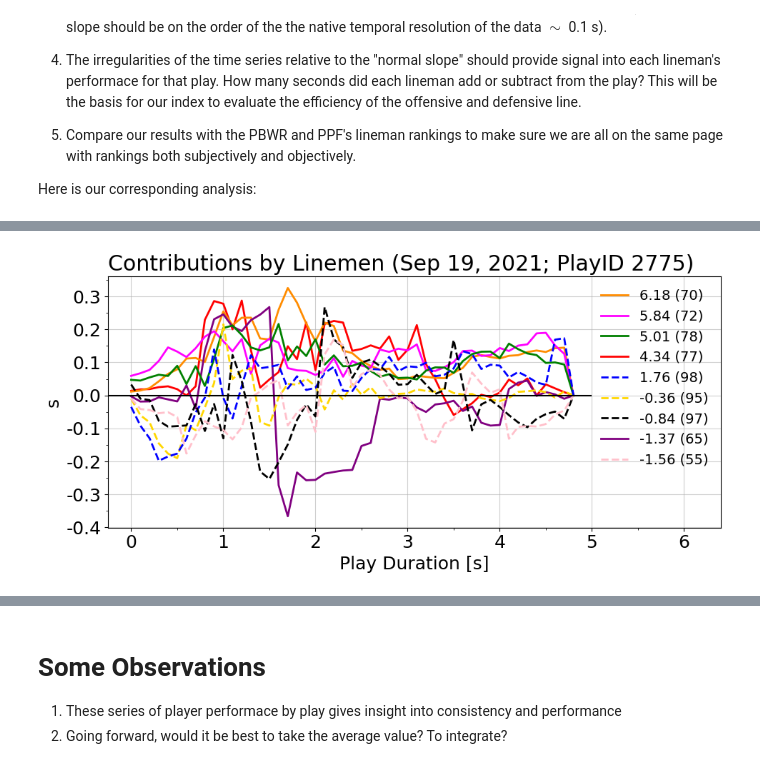
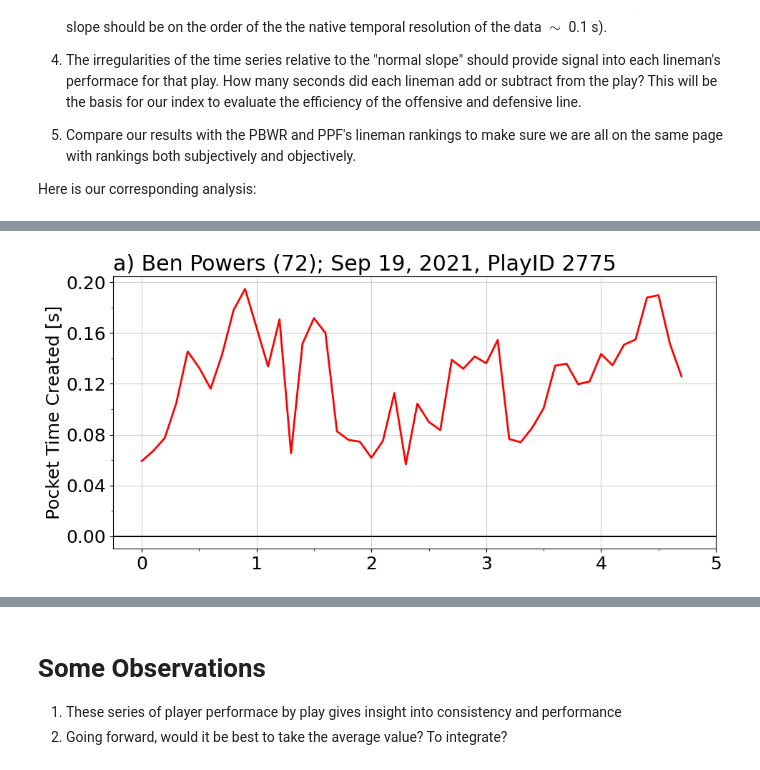
Before and after one commit to TylerPardun/Pocket_Preservation_Index, a Jupyter notebook: EPT_analysis.ipynb, the cells around one changed output, grey strips where cells are left out. Drawn from its saved outputs; the diff is of its cells as text; code cells hidden in the pictures.

```diff
--- a/EPT_analysis.ipynb
+++ b/EPT_analysis.ipynb
@@ -134,7 +137,9 @@ plt.grid(alpha=0.6)
 #Set the title
 val = np.array(frames)[nums][i]
 date_title = datetime.strptime(val.split('-')[0][:-2],'%Y%m%d').strftime('%b %d, %Y')
-plt.title('Contributions by Linemen ({}; PlayID {})'.format(date_title,val.split('-')[-1]),loc='left')
+jersey_num_init = 72 #55
+player_name_plot = df_p.loc[np.where(df_p.nflId==int(float(np.array(list(playerIDs))[np.where(jersey_num==jersey_num_init)[0][0]])))]['displayName'].values[0]
+plt.title('a) {} ({:.0f}); {}, PlayID {}'.format(player_name_plot,jersey_num_init,date_title,val.split('-')[-1]),loc='left')
 
 time_plot = np.arange(ept[frames[nums[i]]]['EPT'].size)/10
 colors = ['red','darkorange','magenta','purple','green','gold','blue','k','pink']
@@ -145,49 +150,66 @@ sumss_o = np.zeros((len(playerIDs)))*np.nan
 sumss_d = np.zeros((len(playerIDs)))*np.nan
 for c,key in enumerate(playerIDs):
     if (player_pos[c]=='C') or (player_pos[c]=='G') or (player_pos[c]=='T'):
-        sumss_o[c] = (np.sum(decomp_dict[key]-EPT_dict)) #/ time_plot[-1])
+        area = (decomp_dict[key]-EPT_dict)*0.1
+        aarea = np.zeros((area.size))*np.nan
+        for count,a in enumerate(area):
+            if a > 0:
+                aarea[count] = a**0.5
+            else:
+                aarea[count] = (np.abs(a)**0.5)*-1
+
+        sumss_o[c] = np.sum(aarea)
 
     elif (player_pos[c]=='DT') or (player_pos[c]=='DE') or (player_pos[c]=='NT'):
-        sumss_d[c] = (np.sum(decomp_dict[key]-EPT_dict))#/ time_plot[-1])
+        area = (decomp_dict[key]-EPT_dict)*0.1
+        aarea = np.zeros((area.size))*np.nan
+        for count,a in enumerate(area):
+            if a > 0:
+                aarea[count] = a**0.5
+            else:
+                aarea[count] = (np.abs(a)**0.5)*-1
+
+        sumss_d[c] = np.sum(aarea)#*len(EPT_dict)#/ time_plot[-1])
 
 #Weight the metric
 #sumss_o = ((sumss_o/np.nansum(sumss_o))*100) #- (100/(len(sumss_o)-np.where(np.isnan(sumss_o))[0].size))
 #sumss_d = ((sumss_d/(1/np.nansum(sumss_d)))*100) #-  (100/(len(sumss_o)-np.where(np.isnan(sumss_o))[0].size))
 
 sumss = np.zeros((len(playerIDs)))*np.nan
 for c,key in enumerate(playerIDs):
-    if (player_pos[c]=='C') or (player_pos[c]=='G') or (player_pos[c]=='T'):
-        ax.plot(time_plot,decomp_dict[key]-EPT_dict,linewidth=2,linestyle='solid',color=colors[c],label='{:.2f} ({:.0f})'.format(sumss_o[c],jersey_num[c]))
-        sumss[c] = sumss_o[c]
-    elif (player_pos[c]=='DE') or (player_pos[c]=='DT') or (player_pos[c]=='NT'):
-        ax.plot(time_plot,decomp_dict[key]-EPT_dict,linewidth=2,linestyle='dashed',color=colors[c],label='{:.2f} ({:.0f})'.format(sumss_d[c],jersey_num[c]))
-        sumss[c] = sumss_d[c]
+    if jersey_num[c] == jersey_num_init:
+        if (player_pos[c]=='C') or (player_pos[c]=='G') or (player_pos[c]=='T'):
+            ax.plot(time_plot[:-1],decomp_dict[key][:-1]-EPT_dict[:-1],linewidth=2,linestyle='solid',color='red',label='{:.2f} ({:.0f})'.format(sumss_o[c],jersey_num[c]))
+            sumss[c] = sumss_o[c]
+        elif (player_pos[c]=='DE') or (player_pos[c]=='DT') or (player_pos[c]=='NT'):
+            ax.plot(time_plot[:-1],decomp_dict[key][:-1]-EPT_dict[:-1],linewidth=2,linestyle='solid',color='blue',label='{:.2f} ({:.0f})'.format(sumss_d[c],jersey_num[c]))
+            sumss[c] = sumss_d[c]
 
 #Plot the baseline
 ax.hlines(y=0,color='k',xmax=5,xmin=-0.25)
 
 #Format the axes
-ax.yaxis.set_major_locator(MultipleLocator(0.1))
-ax.yaxis.set_major_formatter(FormatStrFormatter('%.1f'))
-ax.yaxis.set_minor_locator(MultipleLocator(0.05))
+ax.yaxis.set_major_locator(MultipleLocator(0.04))
+ax.yaxis.set_major_formatter(FormatStrFormatter('%.2f'))
+ax.yaxis.set_minor_locator(MultipleLocator(0.02))
 
 ax.xaxis.set_major_locator(MultipleLocator(1))
 ax.xaxis.set_major_formatter(FormatStrFormatter('%d'))
 ax.xaxis.set_minor_locator(MultipleLocator(0.5))
 
 #Sort the legend
 handles, labels = plt.gca().get_legend_handles_labels()
 order = np.argsort(sumss)[::-1]
-plt.legend([handles[idx] for idx in order],[labels[idx] for idx in order],loc='upper right',framealpha=0,fontsize=14)
+#plt.legend([handles[idx] for idx in order],[labels[idx] for idx in order],loc='upper right',framealpha=0,fontsize=14)
 
-ax.set_ylabel('s')
-ax.set_xlabel('Play Duration [s]')
-ax.set_xlim([-0.25,6.4])
+ax.set_ylabel('Pocket Time Created [s]')
+#ax.set_xlabel('Play Duration [s]')
+ax.set_xlim([-0.25,5])
 #ax.set_ylim([-0.2,0.4])
 
 plt.tight_layout()
-plt.savefig('figures/ept_decomp_{}.png'.format(frames[nums[i]]),dpi=300,bbox_inches='tight')
+plt.savefig('Pocket_Preservation_Index/figures/ept_decomp_{}.png'.format(jersey_num_init),dpi=300,bbox_inches='tight')
 plt.show()
 plt.close()
 # %% [output]
-[figure, old version]
+[figure, new version]
```
Also changed, not shown: parts of 14 cells of this notebook, 2 other files.
